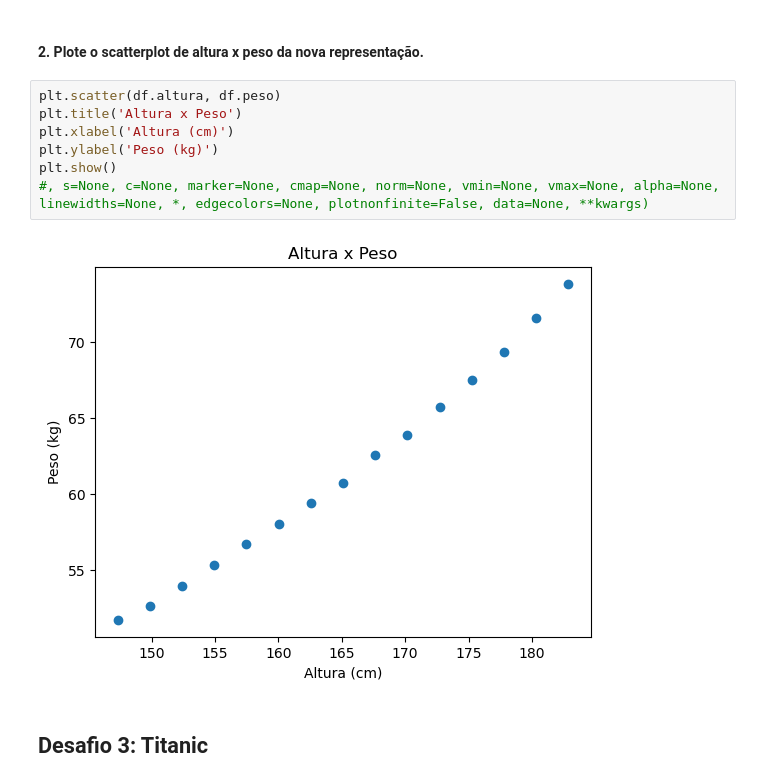
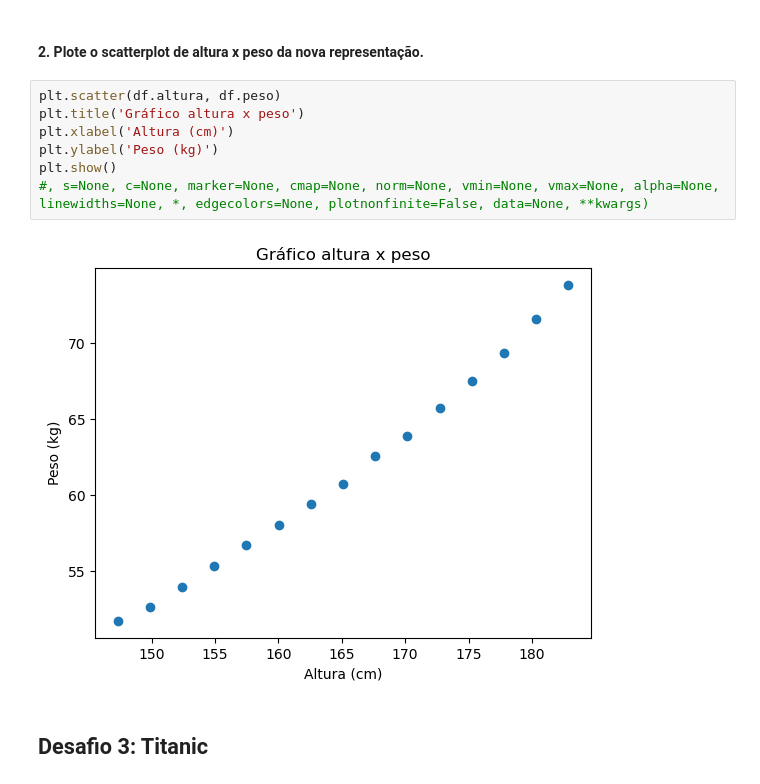
Before and after one commit to luanans/Bootcamp-WoMakersCode, a Jupyter notebook: Desafio_Python_Pandas/Desafio_Python_Pandas.ipynb, the cells around one changed output. Drawn from its saved outputs; the diff is of its cells as text.

```diff
--- a/Desafio_Python_Pandas/Desafio_Python_Pandas.ipynb
+++ b/Desafio_Python_Pandas/Desafio_Python_Pandas.ipynb
@@ -187,13 +178,13 @@ display(df.head())
 #### 2. Plote o scatterplot de altura x peso da nova representação.
 # %%
 plt.scatter(df.altura, df.peso)
-plt.title('Altura x Peso')
+plt.title('Gráfico altura x peso')
 plt.xlabel('Altura (cm)')
 plt.ylabel('Peso (kg)')
 plt.show()
 #, s=None, c=None, marker=None, cmap=None, norm=None, vmin=None, vmax=None, alpha=None, linewidths=None, *, edgecolors=None, plotnonfinite=False, data=None, **kwargs)
 # %% [output]
-[figure, old version]
+[figure, new version]
 # %% [markdown]
 ## Desafio 3: Titanic
 # %% [markdown]
```
Also changed, not shown: parts of 60 cells of this notebook.
